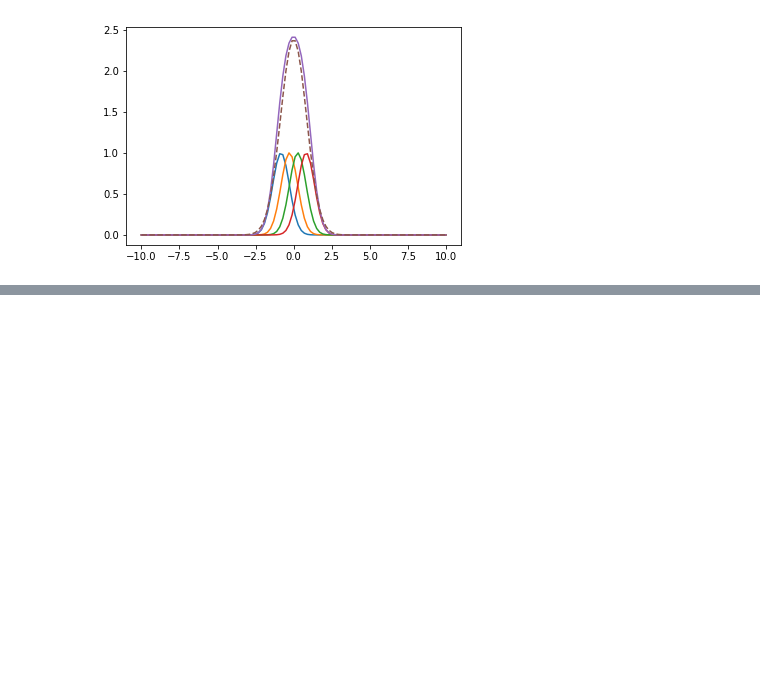
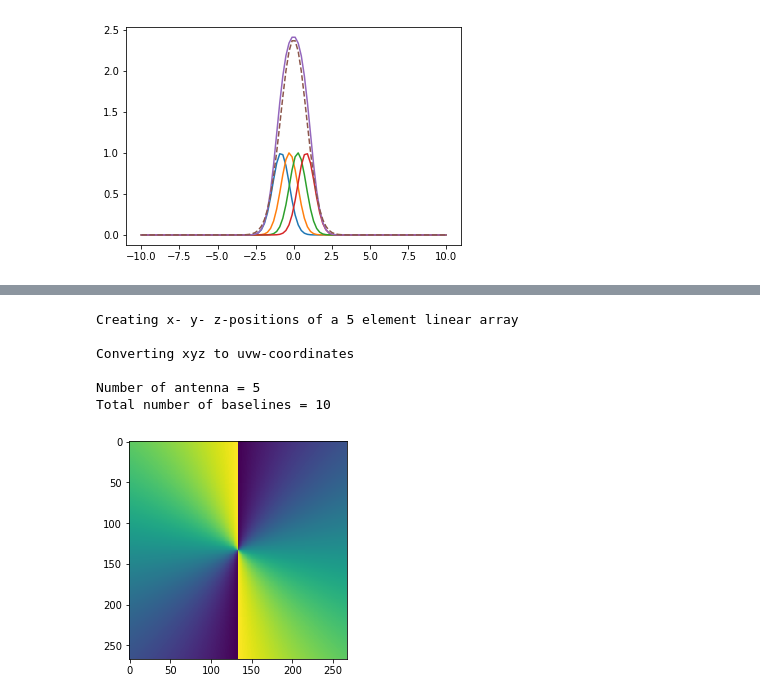
Before and after one commit to ronniyjoseph/Beam-Perturbations, a Jupyter notebook: Beam_Covariance_Analytic.ipynb, the cells around one changed output, grey strips where cells are left out. Cells and saved outputs as stored; diff of their text form; code cells hidden in the pictures; blank space fills up the shorter version.

```diff
--- a/Beam_Covariance_Analytic.ipynb
+++ b/Beam_Covariance_Analytic.ipynb
@@ -174,0 +255,37 @@ covariance_plot.set_aspect('equal')
+# %%
+# create array
+sky_param = ['point', 200, 0.0, 0.]
+noise_param = [False, 20e3, 40e3, 120]
+beam_param = ['gaussian', 0.25, 0.25]
+# telescope_param = ["hex", 14., 0, 0]
+telescope_param = ["linear", 50, 5, 0]
+sky_seed = 0
+# %%
+xyz_positions = xyz_position_creator(telescope_param)
+gain_table = antenna_gain_creator(xyz_positions, frequency_range)
+baseline_table = baseline_converter(xyz_positions, gain_table, frequency_range)
+# %% [output]
+Creating x- y- z-positions of a 5 element linear array
+
+Converting xyz to uvw-coordinates
+
+Number of antenna = 5
+Total number of baselines = 10
+# %%
+if sky_param[0] == 'random':
+    all_flux, all_l, all_m = flux_distribution(['random', sky_seed])
+elif sky_param[0] == 'point':
+    all_flux, all_l, all_m = flux_distribution(['single', sky_param[1],
+                                                    sky_param[2], sky_param[3]])
+point_source_list = numpy.stack((all_flux, all_l, all_m), axis=1)
+# %%
+visibilities = numpy.zeros(frequency_range.shape[0], dtype=complex)
+baseline_index = 0
+
+
+sky_cube, l_coordinates, m_coordinates = flux_list_to_sky_image(point_source_list, baseline_selection)
+# %%
+ll, mm, ff = numpy.meshgrid(l_coordinates, m_coordinates, frequency_range)
+tt, pp, = lm_to_theta_phi(ll, mm)
+# %% [output]
+[figure, added]
```
Also changed, not shown: parts of 17 cells of this notebook, 2 other files.
